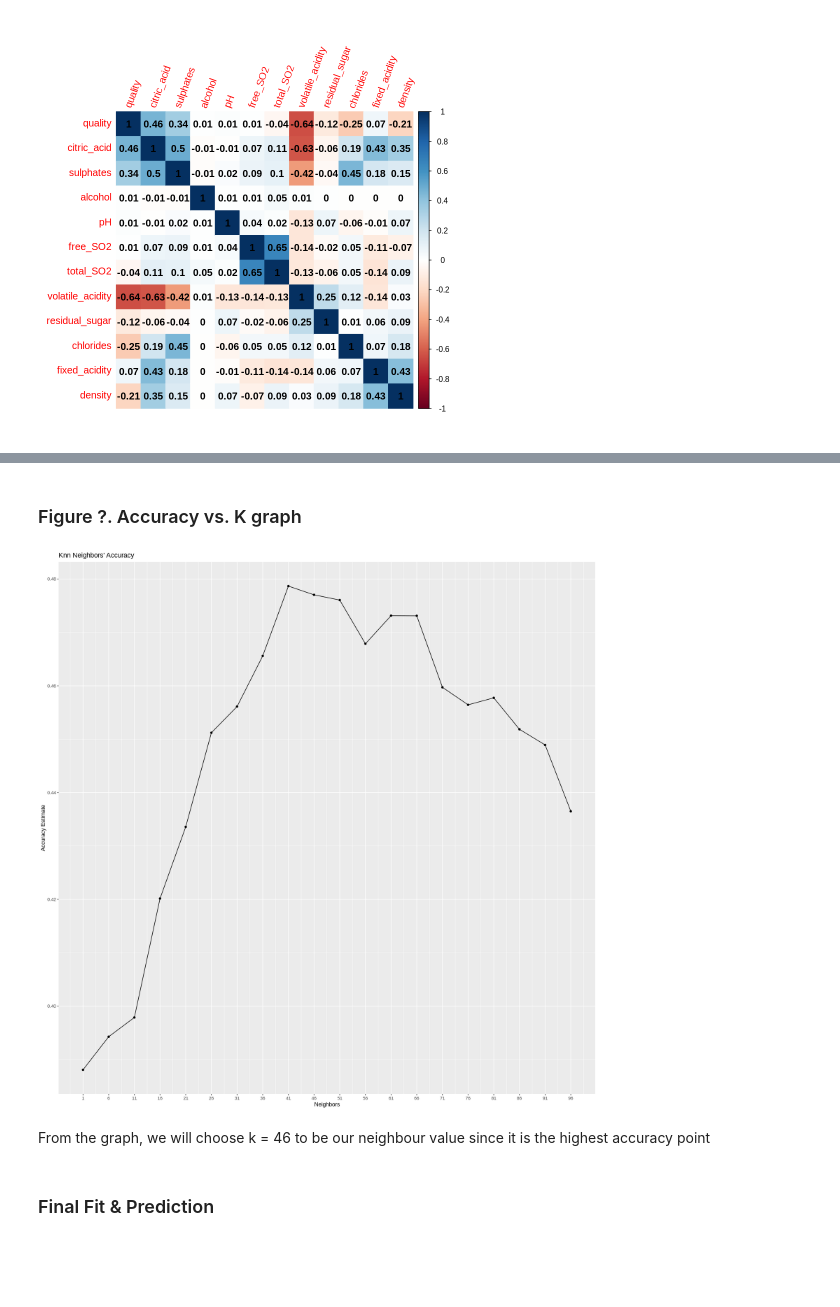
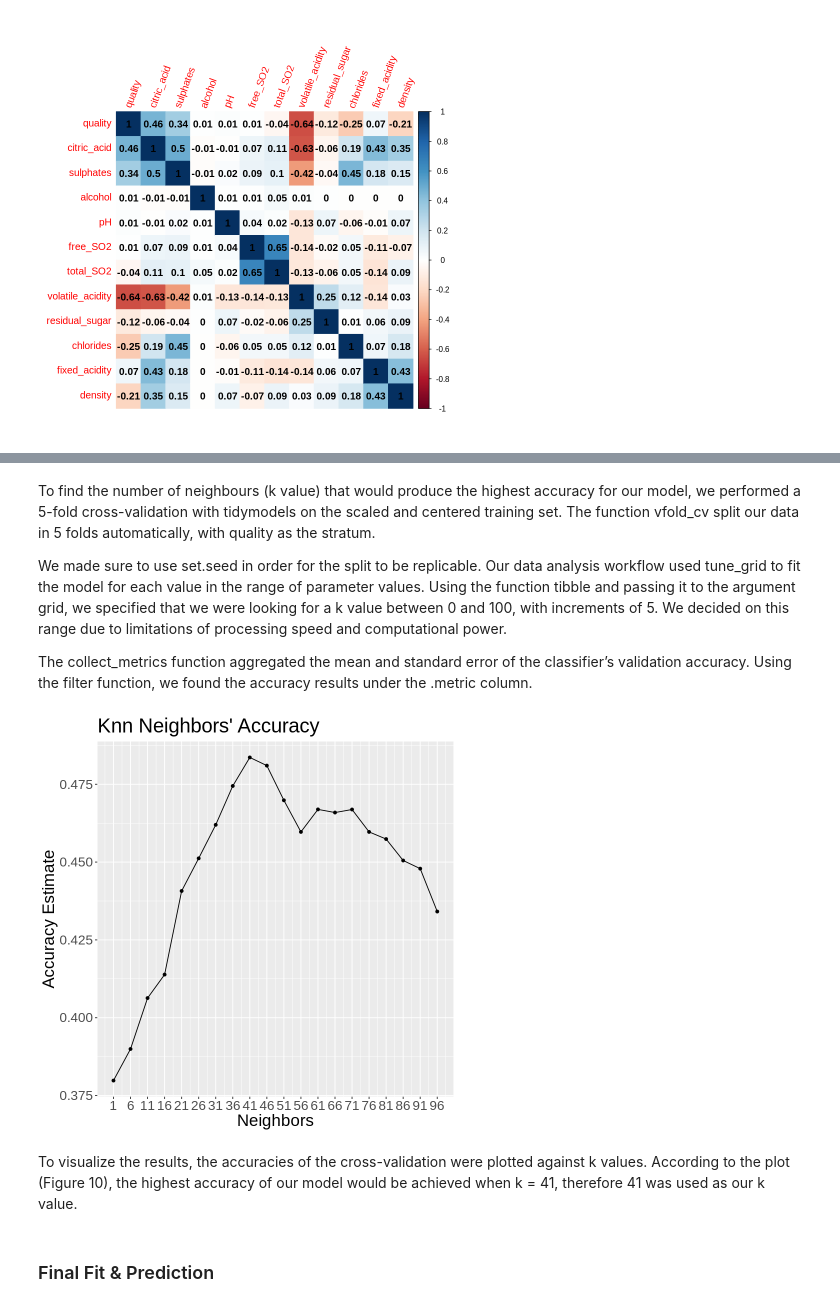
Before and after one commit to Hg422/DSCI100_GroupProject_2022, a Jupyter notebook: Ginadraft.ipynb, the cells around one changed output, grey strips where cells are left out. Saved outputs shown, nothing was run; the diff lists cells and outputs as text; code cells hidden in the pictures; blank space fills up the shorter version.

```diff
--- a/Ginadraft.ipynb
+++ b/Ginadraft.ipynb
@@ -64,6 +47,5 @@ corrplot 0.92 loaded
 # %%
-winequalityRed <- read_csv2("https://archive.ics.uci.edu/ml/machine-learning-databases/wine-quality/winequality-red.csv")|>
-                    mutate(quality = as.factor(quality))
+winequalityRed <- read_csv2("https://archive.ics.uci.edu/ml/machine-learning-databases/wine-quality/winequality-red.csv")
 head(winequalityRed)
 # %% [output]
 ℹ Using "','" as decimal and "'.'" as grouping mark. Use `read_delim()` for more control.
@@ -257,6 +246,14 @@ quality_chlorides <- ggplot(wine_training, aes(quality, chlorides))+
                     geom_boxplot()+
                     ggtitle("Quality vs. Chlorides")+
                     theme(text=element_text(size=20))
+# %%
+wine_training <- wine_training |>
+                mutate(across(is.numeric, ~ as.numeric(scale(alcohol))))
+
+quality_alcohol <- ggplot(wine_training, aes(quality, alcohol))+
+                    geom_boxplot()+
+                    ggtitle("Quality vs. Alcohol")+
+                    theme(text=element_text(size=20))
 # %%
 options(repr.plot.width = 15, repr.plot.height = 15)
 quality_panel<- plot_grid(quality_sulphates, quality_citric_acid,
@@ -272,38 +273,47 @@ knn_spec <- nearest_neighbor(weight_func = "rectangular", neighbors = tune()) |>
             set_engine("kknn")|>
             set_mode("classification")
 
-k_vals <- tibble(neighbors = seq(from= 1, to = 100, by = 5))
 
-knn_recipe <- recipe(quality~sulphates + citric_acid + chlorides + volatile_acidity, data = wine_training) |>
+
+knn_recipe <- recipe(quality~sulphates + citric_acid + chlorides + volatile_acidity + alcohol, data = wine_training) |>
                  step_scale(all_predictors()) |>
                  step_center(all_predictors())
-
-wine_vfold <- vfold_cv(wine_training, v = 5, strata = quality)
-
-# wine_vfold
-# %% [markdown]
-### Figure ?. Accuracy vs. K graph
+# %% [markdown]
+To find the number of neighbours (k value) that would produce the highest accuracy for our model, we performed a 5-fold cross-validation with tidymodels on the scaled and centered training set. The function vfold_cv split our data in 5 folds automatically, with quality as the stratum.
+
+We made sure to use set.seed in order for the split to be replicable. Our data analysis workflow used tune_grid to fit the model for each value in the range of parameter values. Using the function tibble and passing it to the argument grid, we specified that we were looking for a k value between 0 and 100, with increments of 5. We decided on this range due to limitations of processing speed and computational power.
+
+The collect_metrics function aggregated the mean and standard error of the classifier’s validation accuracy. Using the filter function, we found the accuracy results under the .metric column.
 # %%
 set.seed(100)
+
+k_vals <- tibble(neighbors = seq(from= 1, to = 100, by = 5))
+
+wine_vfold <- vfold_cv(wine_training, v = 5, strata = quality)
+
 knn_results <- workflow() |>
                 add_recipe(knn_recipe) |>
                 add_model(knn_spec) |>
                 tune_grid(resamples = wine_vfold, grid = k_vals) |>
                 collect_metrics()
 
 accuracies <- knn_results |> filter(.metric == "accuracy")
 
 accuracy_vs_k <- ggplot(accuracies, aes(x = neighbors, y = mean)) +
                  geom_point() +
                  geom_line()+
                  labs(x="Neighbors", y="Accuracy Estimate") +
                  scale_x_continuous(breaks = seq(1, 100, by = 5)) +
-                 ggtitle("Knn Neighbors' Accuracy")
+                ggtitle("Knn Neighbors' Accuracy")+
+                theme(text=element_text(size=20))
+
+
+options(repr.plot.width = 7, repr.plot.height = 7)
 accuracy_vs_k
 # %% [output]
-[figure, old version]
+[figure, new version]
 # %% [markdown]
-From the graph, we will choose k = 46 to be our neighbour value since it is the highest accuracy point
+To visualize the results, the accuracies of the cross-validation were plotted against k values. According to the plot (Figure 10), the highest accuracy of our model would be achieved when k = 41, therefore 41 was used as our k value.
 # %% [markdown]
 ### Final Fit & Prediction
 # %%
```
Also changed, not shown: parts of 20 cells of this notebook.
